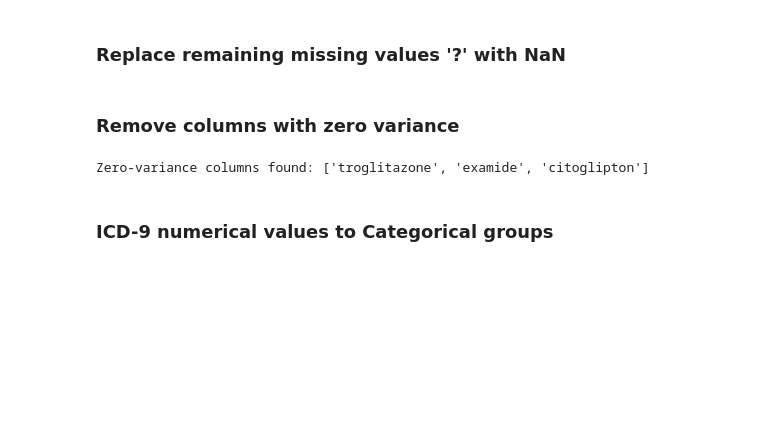
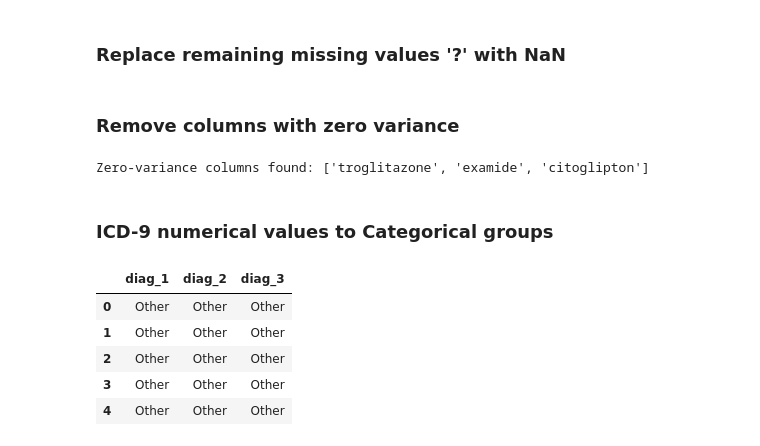
Before and after one commit to SebbeBlom/ml, a Jupyter notebook: src/main.ipynb, the cells around one changed output. Drawn from its saved outputs; the diff is of its cells as text; code cells hidden in the pictures; blank space fills up the shorter version.

```diff
--- a/src/main.ipynb
+++ b/src/main.ipynb
@@ -252,20 +243,31 @@ Zero-variance columns found: ['troglitazone', 'examide', 'citoglipton']
 # %%
 def map_icd_to_category(code):
     if code is None:
         return 'Other'
     try:
         c = float(code)
     except:
         return 'Other'
+    # See https://onlinelibrary.wiley.com/doi/epdf/10.1155/2014/781670
+    # For these values and groupings
     if 390 <= c <= 459 or c == 785:   return 'Circulatory'
     if 460 <= c <= 519 or c == 786:   return 'Respiratory'
     if 520 <= c <= 579 or c == 787:   return 'Digestive'
     if c == 250:                       return 'Diabetes'
     if 800 <= c <= 999:                return 'Injury'
     if 710 <= c <= 739:                return 'Musculoskeletal'
     if 580 <= c <= 629 or c == 788:   return 'Genitourinary'
     if 140 <= c <= 239:                return 'Neoplasms'
     return 'Other'
 
 for col in ['diag_1', 'diag_2', 'diag_3']:
     train_df[col] = train_df[col].apply(map_icd_to_category)
+
+train_df[['diag_1', 'diag_2', 'diag_3']].head()
+# %% [output]
+|  | diag_1 | diag_2 | diag_3 |
+| 0 | Other | Other | Other |
+| 1 | Other | Other | Other |
+| 2 | Other | Other | Other |
+| 3 | Other | Other | Other |
+| 4 | Other | Other | Other |
```
Also changed, not shown: parts of 2 cells of this notebook.
